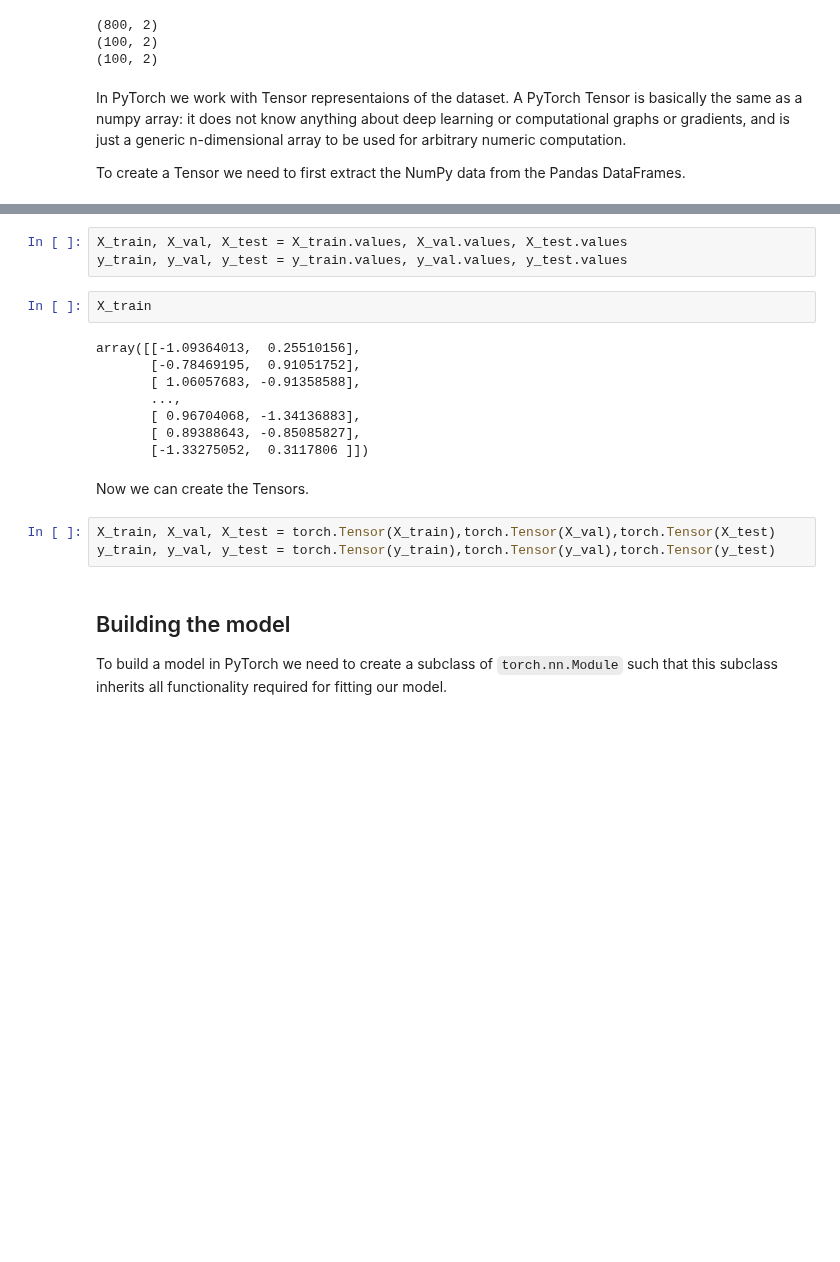
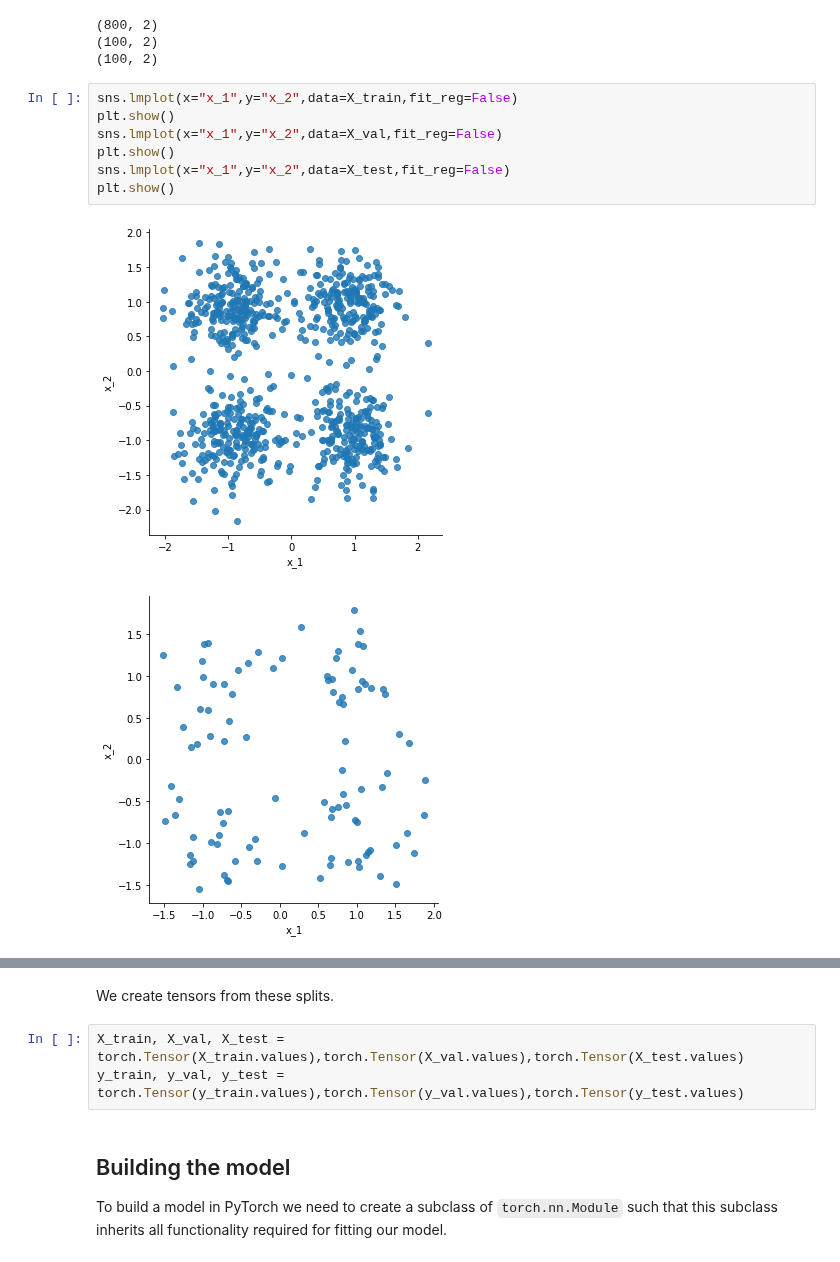
Before and after one commit to sdgroeve/D012554_Machine_Learning_2023, a Jupyter notebook: 02_neural_networks_in_pytorch.ipynb, the cells around one changed output, grey strips where cells are left out. Drawn from its saved outputs; the diff is of its cells as text; blank space fills up the shorter version.

```diff
--- a/02_neural_networks_in_pytorch.ipynb
+++ b/02_neural_networks_in_pytorch.ipynb
@@ -91,7 +110,13 @@ print(X_test.shape)
 (800, 2)
 (100, 2)
 (100, 2)
-# %% [markdown]
-In PyTorch we work with Tensor representaions of the dataset. A PyTorch Tensor is basically the same as a numpy array: it does not know anything about deep learning or computational graphs or gradients, and is just a generic n-dimensional array to be used for arbitrary numeric computation.
-
-To create a Tensor we need to first extract the NumPy data from the Pandas DataFrames.
+# %%
+sns.lmplot(x="x_1",y="x_2",data=X_train,fit_reg=False)
+plt.show()
+sns.lmplot(x="x_1",y="x_2",data=X_val,fit_reg=False)
+plt.show()
+sns.lmplot(x="x_1",y="x_2",data=X_test,fit_reg=False)
+plt.show()
+# %% [output]
+[figure, added]
+[figure, added]
@@ -98,21 +124,8 @@ To create a Tensor we need to first extract the NumPy data from the Pandas DataF
+# %% [markdown]
+We create tensors from these splits.
 # %%
-X_train, X_val, X_test = X_train.values, X_val.values, X_test.values
-y_train, y_val, y_test = y_train.values, y_val.values, y_test.values
+X_train, X_val, X_test = torch.Tensor(X_train.values),torch.Tensor(X_val.values),torch.Tensor(X_test.values)
+y_train, y_val, y_test = torch.Tensor(y_train.values),torch.Tensor(y_val.values),torch.Tensor(y_test.values)
-# %%
-X_train
-# %% [output]
-array([[-1.09364013,  0.25510156],
-       [-0.78469195,  0.91051752],
-       [ 1.06057683, -0.91358588],
-       ...,
-       [ 0.96704068, -1.34136883],
-       [ 0.89388643, -0.85085827],
-       [-1.33275052,  0.3117806 ]])
-# %% [markdown]
-Now we can create the Tensors.
-# %%
-X_train, X_val, X_test = torch.Tensor(X_train),torch.Tensor(X_val),torch.Tensor(X_test)
-y_train, y_val, y_test = torch.Tensor(y_train),torch.Tensor(y_val),torch.Tensor(y_test)
 # %% [markdown]
 ## Building the model
 
```
Also changed, not shown: parts of 31 cells of this notebook.
